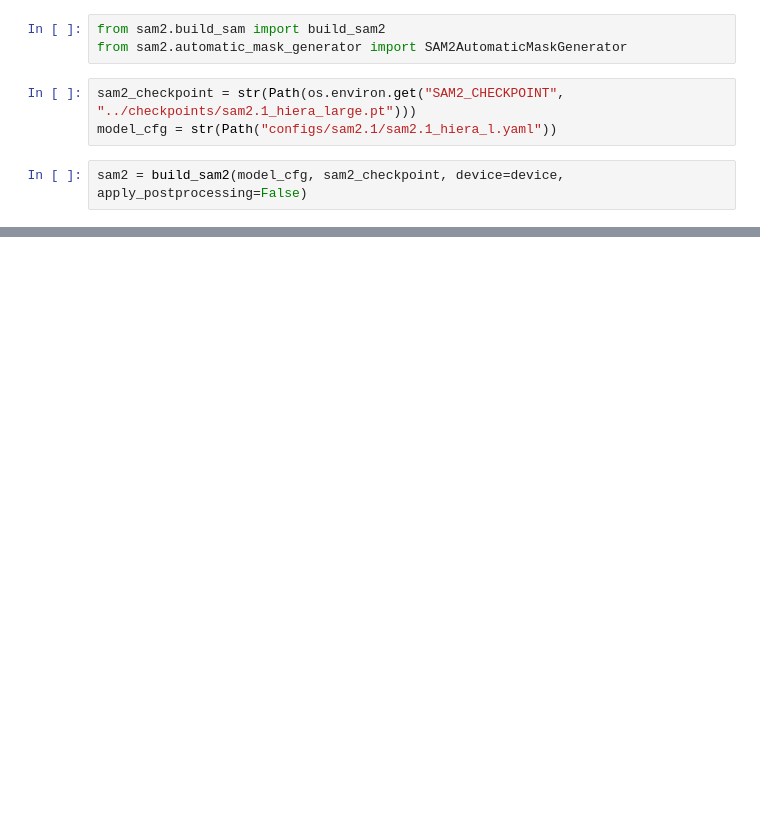
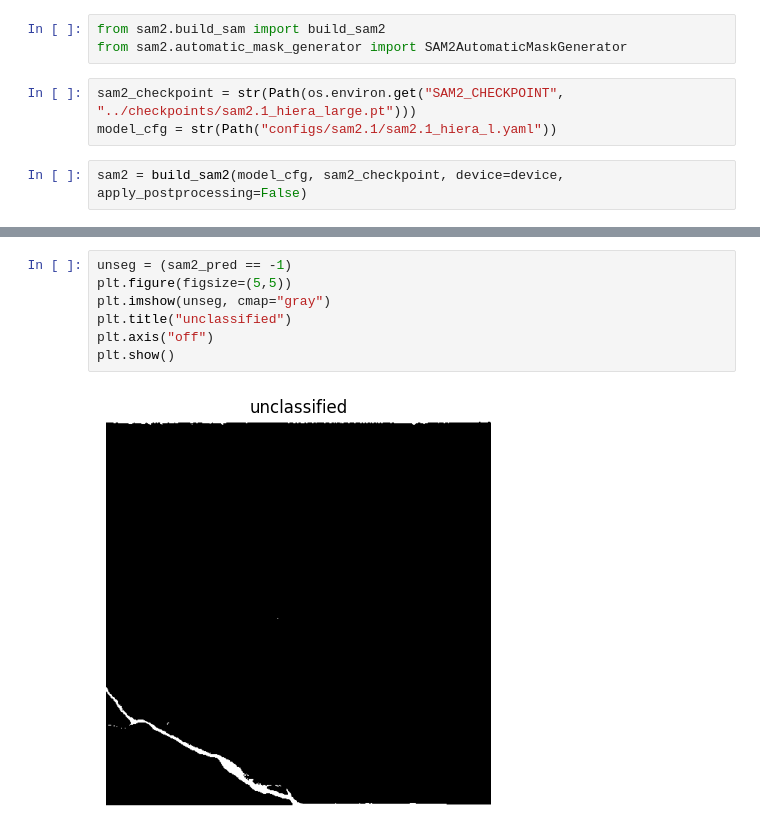
Before and after one commit to 1589presdm/sam2, a Jupyter notebook: experiments/new_metrics_added.ipynb, the cells around one changed output, grey strips where cells are left out. Drawn from its saved outputs; the diff is of its cells as text; blank space fills up the shorter version.

```diff
--- a/experiments/new_metrics_added.ipynb
+++ b/experiments/new_metrics_added.ipynb
@@ -444,0 +243,9 @@ plt.show()
+# %%
+unseg = (sam2_pred == -1)
+plt.figure(figsize=(5,5))
+plt.imshow(unseg, cmap="gray")
+plt.title("unclassified")
+plt.axis("off")
+plt.show()
+# %% [output]
+[figure, added]
```
Also changed, not shown: parts of 16 cells of this notebook, 10 other files.
